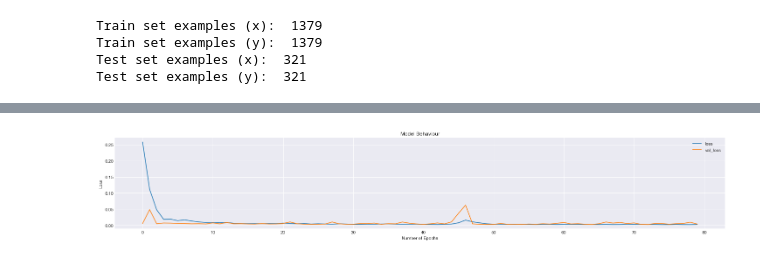
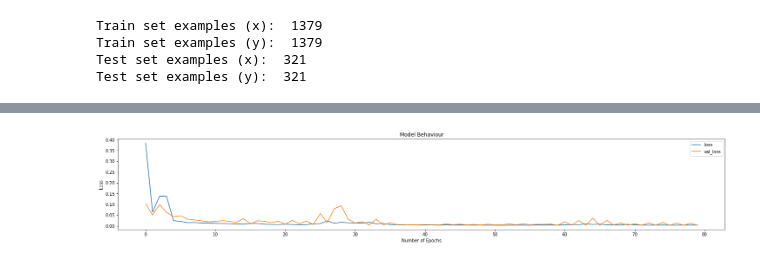
Before and after one commit to saul91isern/stock-project-gru, a Jupyter notebook: gru-stock-prediction.ipynb, the cells around one changed output, grey strips where cells are left out. Drawn from its saved outputs; the diff is of its cells as text; code cells hidden in the pictures.

```diff
--- a/gru-stock-prediction.ipynb
+++ b/gru-stock-prediction.ipynb
@@ -218,0 +89,3 @@ def train_model(
+# %%
+gru_model = GRUModel()
+model = gru_model.build(amount_of_features, seq_len)
@@ -219,8 +108,8 @@ def train_model(
 # %%
 epochs = 80
-batch_size = 512
+batch_size = 1024
 # %%
-history = train_model(
+history = gru_model.train_model(
     model,
     x_train,
     y_train,
@@ -258,7 +137,7 @@ def plot_model_loss(history):
-# %%
-plot_model_loss(history)
-# %% [output]
-[figure, removed]
+# %%
+DataView.plot_model_loss(history)
+# %% [output]
+[figure, added]
 # %%
 model = load_model("./data/gru-model")
 # %%
```
Also changed, not shown: parts of 22 cells of this notebook, 7 other files.
